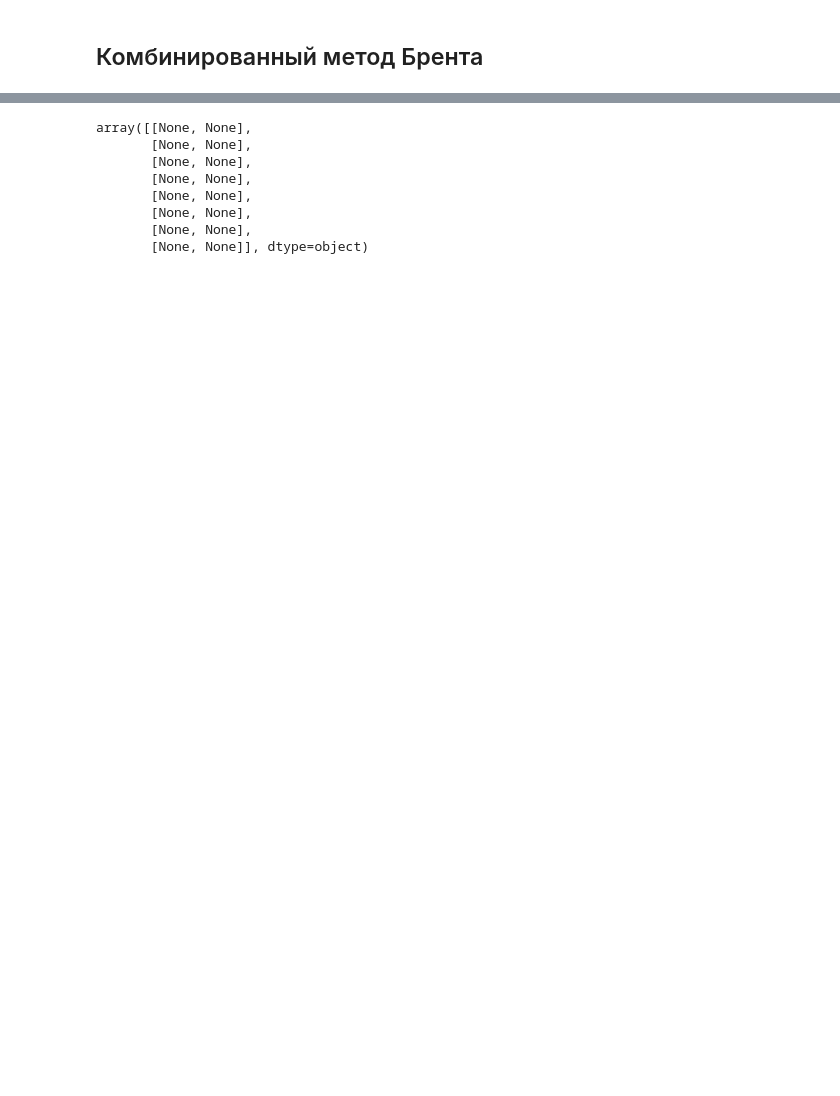
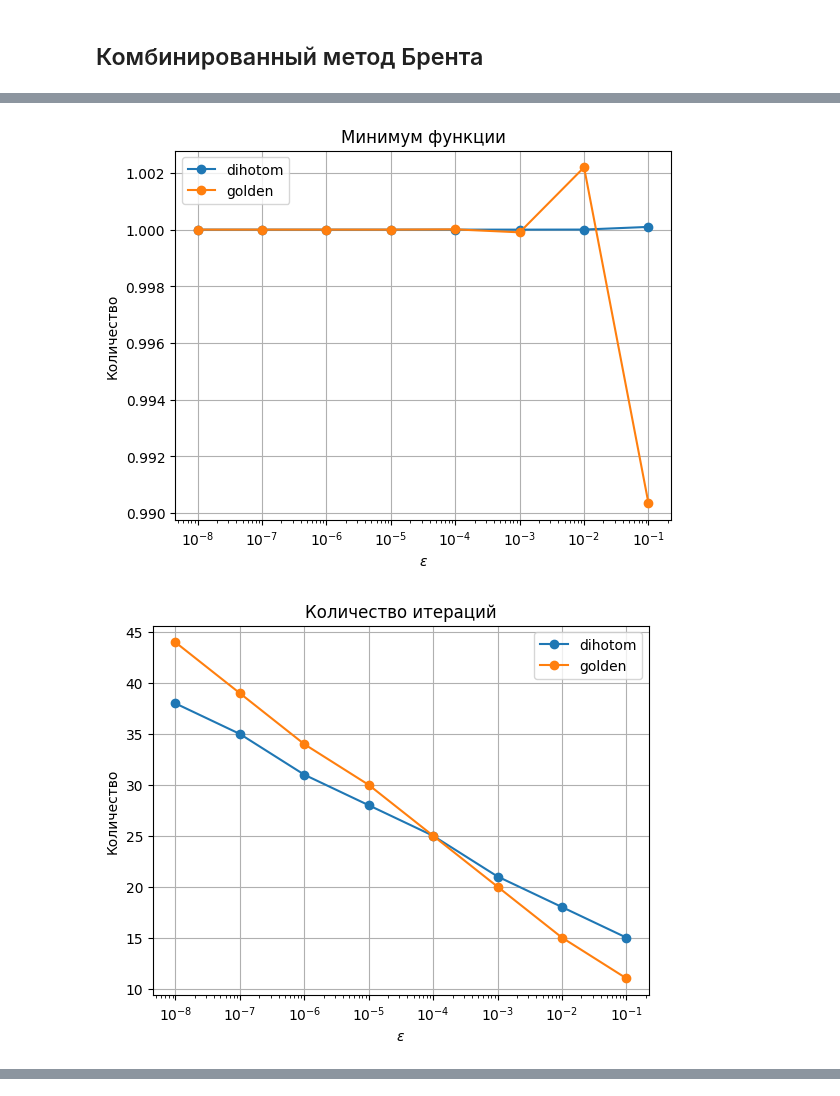
Before and after one commit to romangorbunov91/linear-search, a Jupyter notebook: notebook.ipynb, the cells around one changed output, grey strips where cells are left out. Drawn from its saved outputs; the diff is of its cells as text; code cells hidden in the pictures; blank space fills up the shorter version.

```diff
--- a/notebook.ipynb
+++ b/notebook.ipynb
@@ -74,7 +75,7 @@ def dihotom_optim(f, x_min, x_max, max_iter, eps):
 # %% [markdown]
 ## Метод золотого сечения
 # %%
-def golden_optim(f, x_min, x_max, max_iter, eps):
+def golden(f, x_min, x_max, max_iter, eps):
 
     # Constant.
     phi = (1 + np.sqrt(5)) / 2
@@ -231,7 +227,7 @@ ${M_{sys} \cdot P = F}$,
 и ее решение:
 ${P = M_{sys}^{-1} F}$.
 # %%
-def parabol_optim(f, x_min, x_max, max_iter, eps):
+def parabol(f, x_min, x_max, max_iter, eps):
 
     x_low = []
     x_high = []
@@ -474,0 +464,19 @@ for mdx, opt_method in enumerate(optim_methods):
+# %%
+method_names = [func.__name__ for func in optim_methods]
+
+x_optim_tbl = eps_var
+for col in x_optim_arr:
+    x_optim_tbl = np.vstack((x_optim_tbl, col))
+x_optim_df = pd.DataFrame(x_optim_tbl.T, columns=['eps'] + method_names)
+
+iter_counter_tbl = eps_var
+for col in iter_counter_arr:
+    iter_counter_tbl = np.vstack((iter_counter_tbl, col))
+iter_counter_df = pd.DataFrame(iter_counter_tbl.T, columns=['eps'] + method_names)
+iter_counter_df[method_names] = iter_counter_df[method_names].astype(int)
+
+func_counter_tbl = eps_var
+for col in func_counter_arr:
+    func_counter_tbl = np.vstack((func_counter_tbl, col))
+func_counter_df = pd.DataFrame(func_counter_tbl.T, columns=['eps'] + method_names)
+func_counter_df[method_names] = func_counter_df[method_names].astype(int)
@@ -475,5 +525,16 @@ for mdx, opt_method in enumerate(optim_methods):
+# %%
+plot_list = [x_optim_df, iter_counter_df, func_counter_df]
+plot_name = ['Минимум функции', 'Количество итераций', 'Количество вычислений функции']
 # %%
-plt.figure(figsize=(10,5))
-
-plt.plot(eps_var, func_counter_graph)
-plt.show()
+for plt_lst, plt_name in zip(plot_list, plot_name):
+    plt.plot(eps_var, plt_lst[method_names], marker='.',markersize=12)
+    plt.title(plt_name)
+    plt.grid()
+    plt.xscale('log')
+    plt.xlabel('$\epsilon$')
+    plt.ylabel('Количество')
+    plt.legend(method_names)
+    plt.show()
+# %% [output]
+[figure, added]
+[figure, added]
@@ -480,12 +541,0 @@ plt.show()
-# %%
-interval_L = np.empty((len(eps_var),2), dtype='object')
-interval_L
-# %% [output]
-array([[None, None],
-       [None, None],
-       [None, None],
-       [None, None],
-       [None, None],
-       [None, None],
-       [None, None],
-       [None, None]], dtype=object)
```
Also changed, not shown: parts of 12 cells of this notebook.
